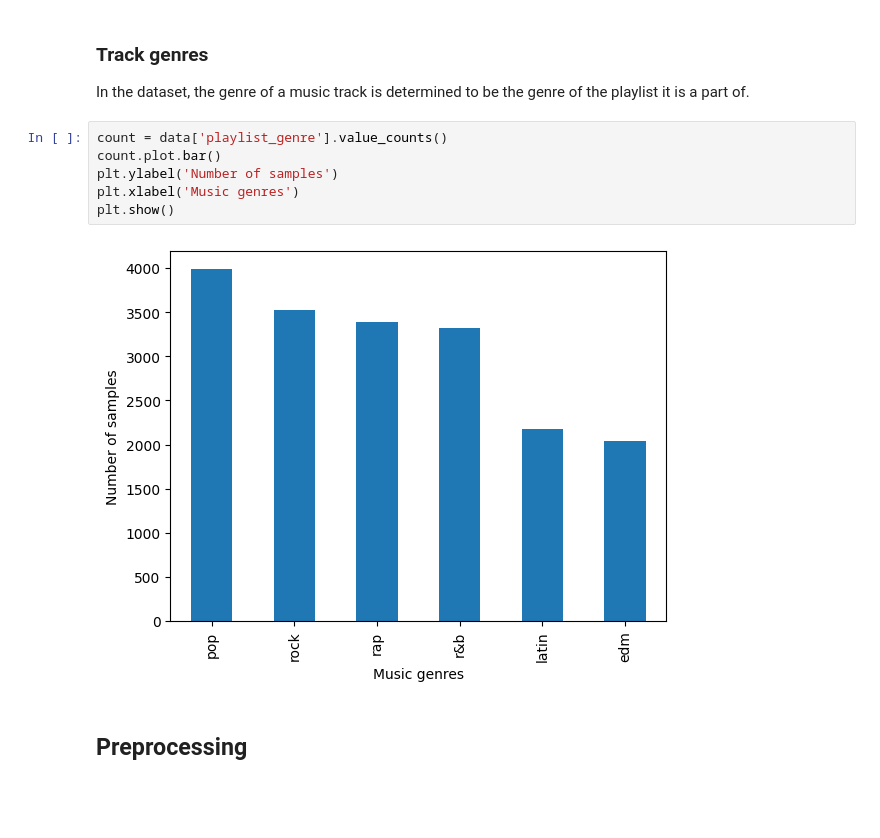
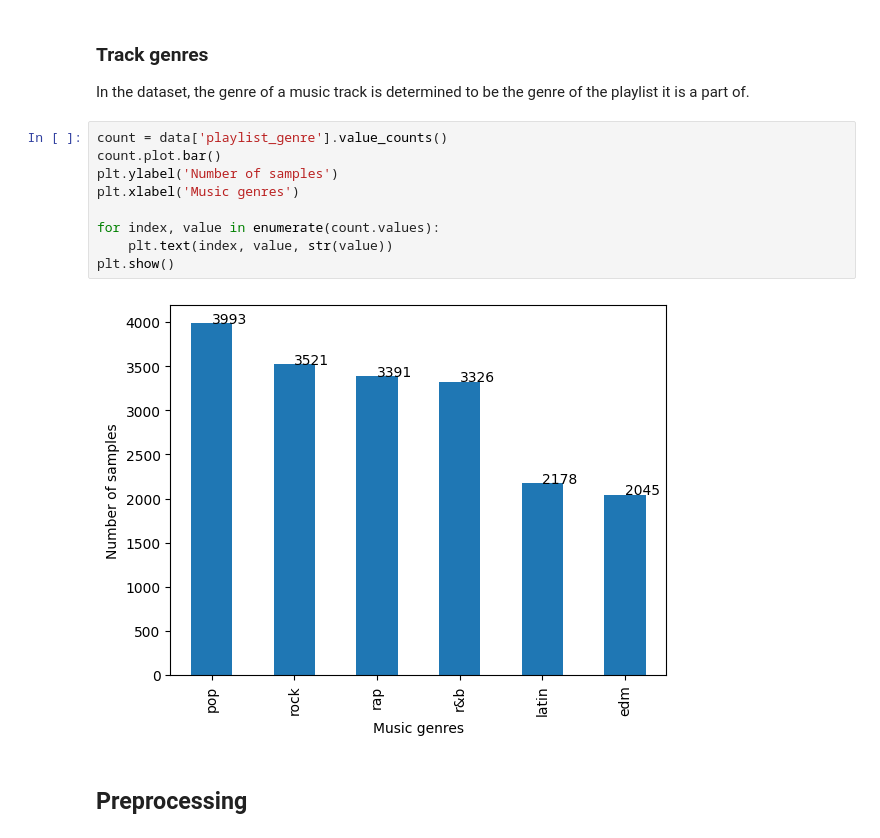
Before and after one commit to sin-of-sloth/muse, a Jupyter notebook: Muse.ipynb, the cells around one changed output. Cells and saved outputs as stored; diff of their text form; blank space fills up the shorter version.

```diff
--- a/Muse.ipynb
+++ b/Muse.ipynb
@@ -144,11 +146,14 @@ In the dataset, the genre of a music track is determined to be the genre of the
 # %%
 count = data['playlist_genre'].value_counts()
 count.plot.bar()
 plt.ylabel('Number of samples')
 plt.xlabel('Music genres')
+
+for index, value in enumerate(count.values):
+    plt.text(index, value, str(value))
 plt.show()
 # %% [output]
-[figure, old version]
+[figure, new version]
 # %% [markdown]
 ## Preprocessing
 # %% [markdown]
```
Also changed, not shown: parts of 25 cells of this notebook.
